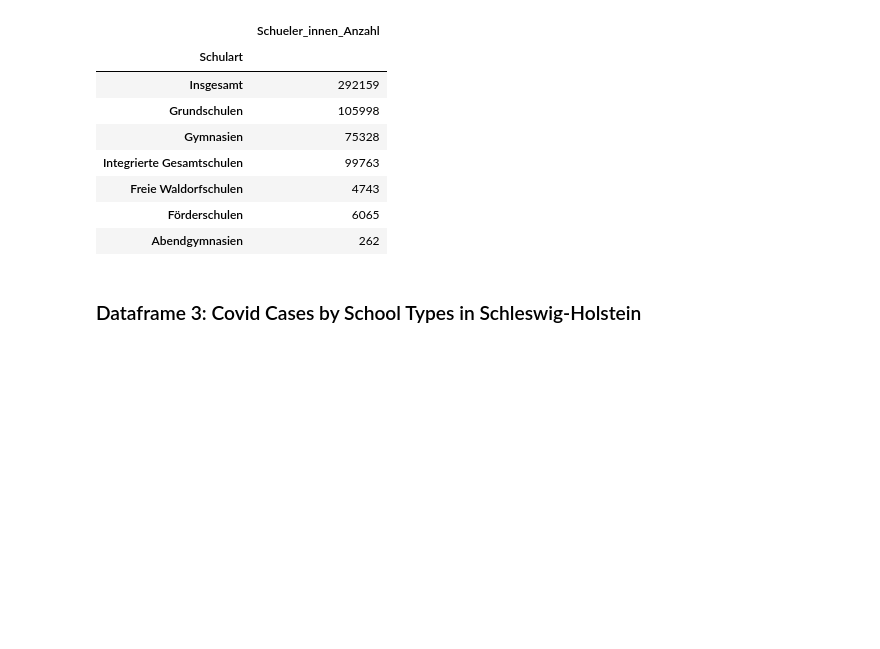
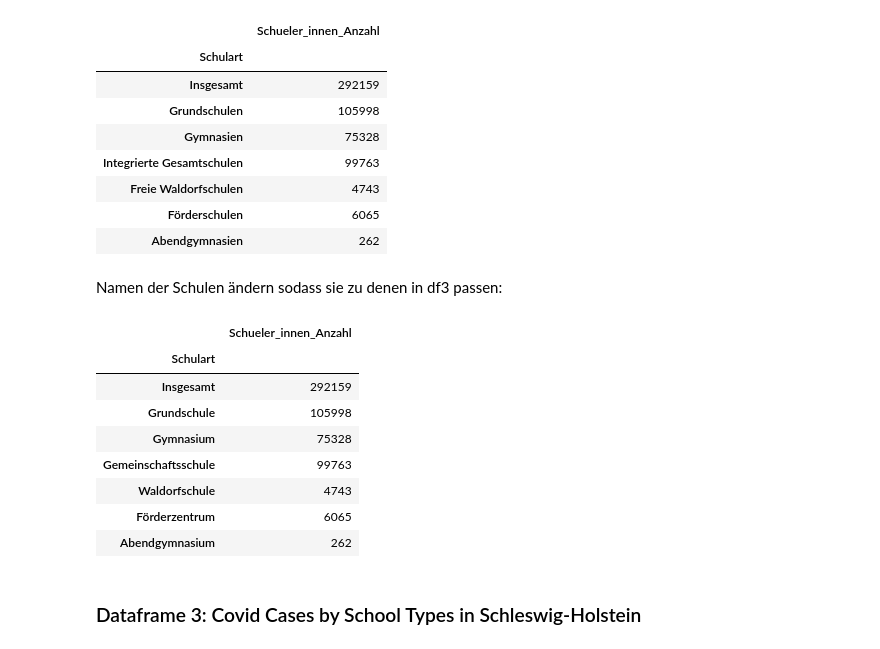
Before and after one commit to JanBaumgart/Jan_MADE, a Jupyter notebook: project/data_exploration.ipynb, the cells around one changed output. Drawn from its saved outputs; the diff is of its cells as text; code cells hidden in the pictures; blank space fills up the shorter version.

```diff
--- a/project/data_exploration.ipynb
+++ b/project/data_exploration.ipynb
@@ -67,6 +70,35 @@ df2.head(10)
 | Freie Waldorfschulen | 4743 |
 | Förderschulen | 6065 |
 | Abendgymnasien | 262 |
+# %% [markdown]
+Namen der Schulen ändern sodass sie zu denen in df3 passen:
+# %%
+# Mapping für die Änderung der Schularten
+school_type_mapping = {
+    'Insgesamt': 'Insgesamt',
+    'Grundschulen': 'Grundschule',
+    'Gymnasien': 'Gymnasium',
+    'Integrierte Gesamtschulen': 'Gemeinschaftsschule',
+    'Freie Waldorfschulen': 'Waldorfschule',
+    'Förderschulen': 'Förderzentrum',
+    'Abendgymnasien': 'Abendgymnasium'
+}
+
+# Anwendung des Mappings auf die Schularten in df2
+df2.index = df2.index.map(school_type_mapping)
+
+# Anzeige der aktualisierten Daten
+df2.head(10)
+# %% [output]
+|  | Schueler_innen_Anzahl |
+| Schulart |  |
+| Insgesamt | 292159 |
+| Grundschule | 105998 |
+| Gymnasium | 75328 |
+| Gemeinschaftsschule | 99763 |
+| Waldorfschule | 4743 |
+| Förderzentrum | 6065 |
+| Abendgymnasium | 262 |
 # %% [markdown]
 ### Dataframe 3: Covid Cases by School Types in Schleswig-Holstein
 # %%
```
Also changed, not shown: parts of 12 cells of this notebook, 4 other files.
